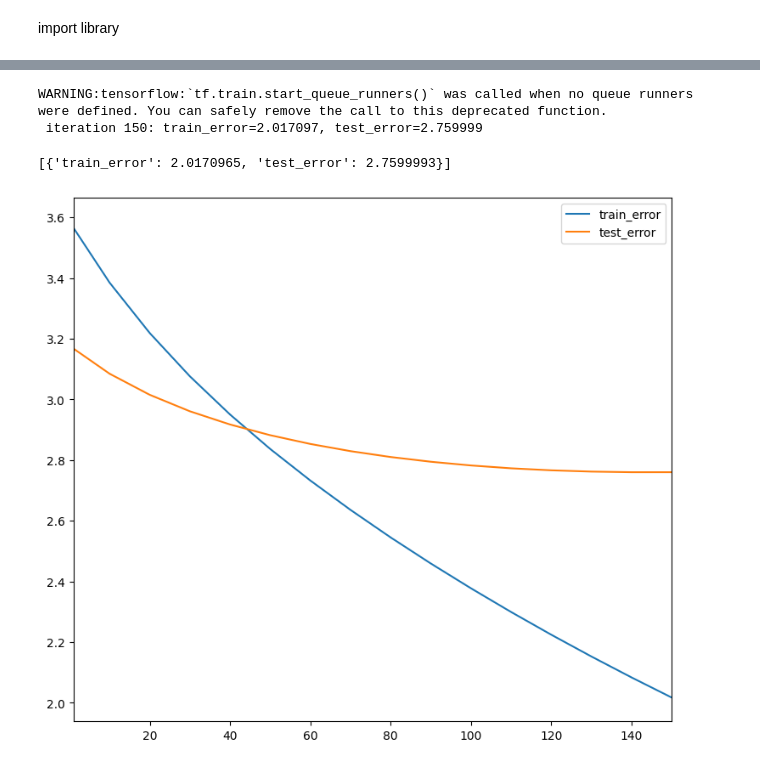
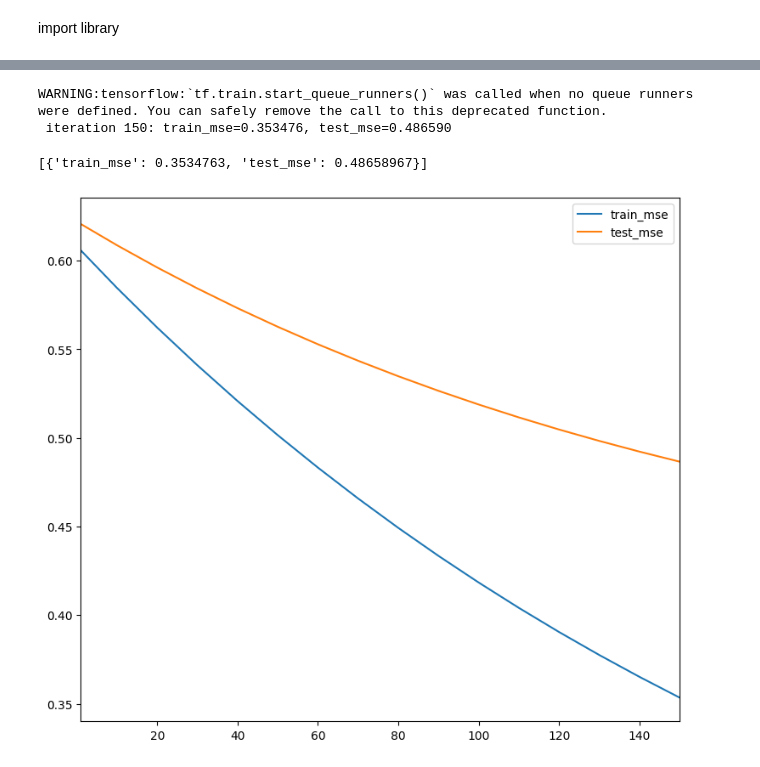
Before and after one commit to anhnh2003/MLProductRecommendation, a Jupyter notebook: src/tensorflow.ipynb, the cells around one changed output, grey strips where cells are left out. Saved outputs shown, nothing was run; the diff lists cells and outputs as text; code cells hidden in the pictures.

```diff
--- a/src/tensorflow.ipynb
+++ b/src/tensorflow.ipynb
@@ -22,0 +58,3 @@ ratings['score'] = ratings['behavior'].map(behavior_scores)
+# %%
+ratings = ratings.groupby(['user_id', 'item_id'])['score'].sum().reset_index()
+ratings[1:40]
@@ -79,7 +147,7 @@ def split_dataframe(df, holdout_fraction=0.1):
   train = df[~df.index.isin(test.index)]
   return train, test
 # %%
-def build_rating_sparse_tensor(ratings_df):
+def b(ratings_df):
   """
   Args:
     ratings_df: a pd.DataFrame with `user_id`, `item_id` and `score` columns.
@@ -95,21 +191,31 @@ def build_rating_sparse_tensor(ratings_df):
 # %%
-def sparse_mean_square_error(sparse_ratings, user_embeddings, item_embeddings):
+def sparse_mean_square_error(r,u,v):
   """
   Args:
-    sparse_ratings: A SparseTensor rating matrix, of dense_shape [N, M]
-    user_embeddings: A dense Tensor U of shape [N, k] where k is the embedding
-      dimension, such that U_i is the embedding of user i.
-    item_embeddings: A dense Tensor V of shape [M, k] where k is the embedding
-      dimension, such that V_j is the embedding of movie j.
+    r: A SparseTensor rating matrix, of dense_shape [N, M]
+    u: A dense Tensor U such that U_i is the embedding of user i.
+    v: A dense Tensor V such that V_j is the embedding of movie j.
   Returns:
     A scalar Tensor representing the MSE between the true ratings and the
       model's predictions.
   """
-  predictions = tf.gather_nd(
-      tf.matmul(user_embeddings, item_embeddings, transpose_b=True),
-      sparse_ratings.indices)
-  loss = tf.losses.mean_squared_error(sparse_ratings.values, predictions)
-  return loss
+  # Compute the predicted tensor
+  uv = tf.matmul(u, v, transpose_b=True)
+
+  # Get the indices and values of the non-zero elements in r
+  indices = r.indices
+  values = r.values
+
+  # Extract the corresponding elements from the predicted tensor
+  pred_values = tf.gather_nd(uv, indices)
+
+  # Compute the mean squared error of the non-zero elements
+  mse = tf.reduce_mean(tf.square(values - pred_values))
+
+  # Compute the root mean squared error
+  rmse = tf.sqrt(mse)
+
+  return rmse
 # %%
 # @title CFModel helper class (run this cell)
 class CFModel(object):
@@ -202,7 +308,7 @@ def build_model(ratings, embedding_dim=20, init_stddev=1.):
     model: a CFModel.
   """
   # Split the ratings DataFrame into train and test.
-  train_ratings, test_ratings = split_dataframe(ratings)
+  train_ratings, test_ratings = split_matrix(ratings.values)
   # SparseTensor representation of the train and test datasets.
   A_train = build_rating_sparse_tensor(train_ratings)
   A_test = build_rating_sparse_tensor(test_ratings)
@@ -214,8 +320,8 @@ def build_model(ratings, embedding_dim=20, init_stddev=1.):
   train_loss = sparse_mean_square_error(A_train, U, V)
   test_loss = sparse_mean_square_error(A_test, U, V)
   metrics = {
-      'train_error': train_loss,
-      'test_error': test_loss
+      'train_mse': train_loss,
+      'test_mse': test_loss
   }
   embeddings = {
       "user_id": U,
@@ -246,8 +377,8 @@ print(ratings)
 # %%
-model = build_model(ratings, embedding_dim=40, init_stddev=0.3)
+model = build_model(user_item_matrix.fillna(0), embedding_dim=40, init_stddev=0.3)
 model.train(num_iterations=150, learning_rate=5.)
 # %% [output]
 WARNING:tensorflow:`tf.train.start_queue_runners()` was called when no queue runners were defined. You can safely remove the call to this deprecated function.
- iteration 150: train_error=2.017097, test_error=2.759999
+ iteration 150: train_mse=0.353476, test_mse=0.486590
-[{'train_error': 2.0170965, 'test_error': 2.7599993}]
+[{'train_mse': 0.3534763, 'test_mse': 0.48658967}]
-[figure, old version]
+[figure, new version]
```
Also changed, not shown: parts of 21 cells of this notebook.
